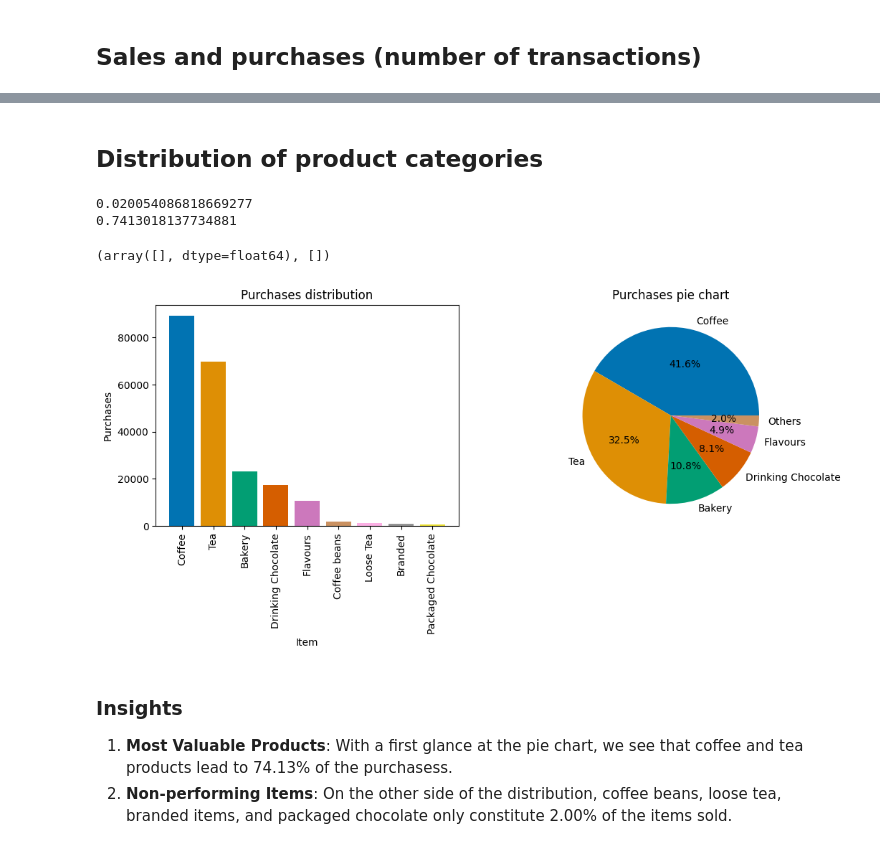
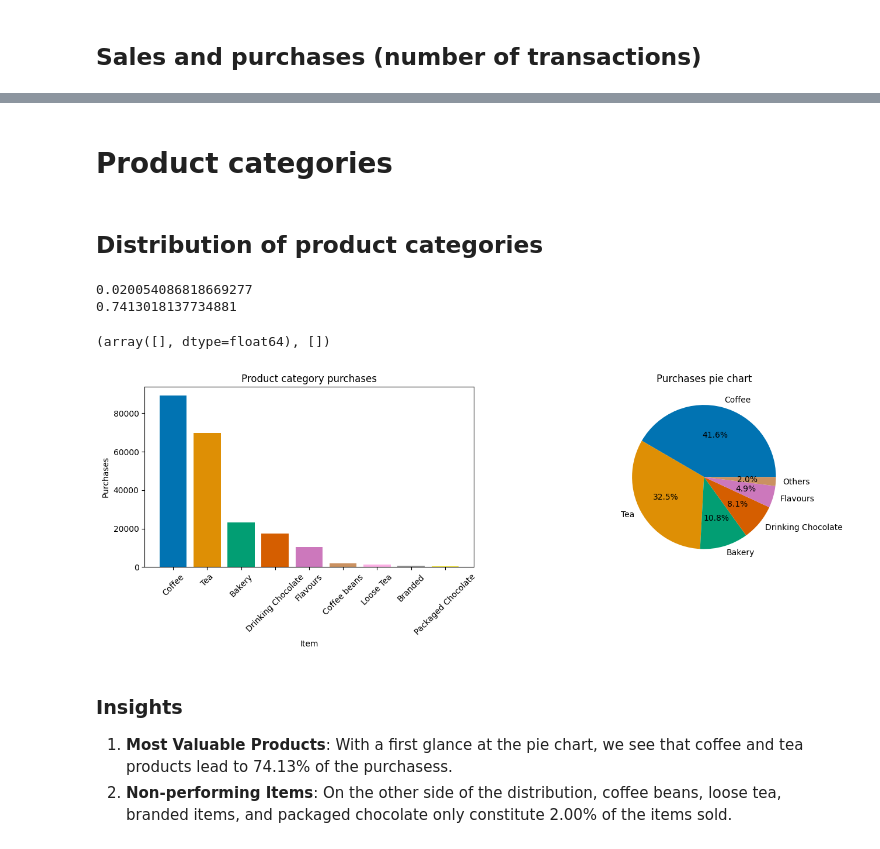
Before and after one commit to mlcuadra1/Coffee-Shop-EDA, a Jupyter notebook: notebooks/eda.ipynb, the cells around one changed output, grey strips where cells are left out. Drawn from its saved outputs; the diff is of its cells as text; code cells hidden in the pictures.

```diff
--- a/notebooks/eda.ipynb
+++ b/notebooks/eda.ipynb
@@ -15,5 +16,6 @@ import pandas as pd
 # %%
 data = pd.read_csv('../data/coffee_cleaned.csv')
+data['day'] = pd.to_datetime(data['transaction_date']).dt.day
 data.head()
 # %% [output]
 |  | transaction_date | store_location | transaction_qty | unit_price | Total_Bill | product_category | ... |
@@ -66 +70,5 @@ Hour                0
 dtype: int64
+# %%
+# Predefine figsize
+figsize1_1 = (8, 4)
+figsize1_2 = (16, 4)
@@ -111,36 +194,38 @@ plt.show()
+# %% [markdown]
+# Product categories
 # %% [markdown]
 ## Distribution of product categories
 # %%
 product_cat_distribution = data.groupby('product_category')['transaction_qty'].sum().sort_values(ascending=False)
 colorblind_palette = sns.color_palette("colorblind")
-fig, (ax0, ax1) = plt.subplots(1, 2, figsize=(12,4))
+fig, (ax0, ax1) = plt.subplots(1, 2, figsize=figsize1_2)
 
 ax0.bar(product_cat_distribution.index.values, product_cat_distribution, color=colorblind_palette)
 ax0.set_xlabel('Item')
 ax0.set_ylabel('Purchases')
-ax0.set_title('Purchases distribution')
-ax0.xaxis.set_tick_params(rotation=90)
+ax0.set_title('Product category purchases')
+ax0.xaxis.set_tick_params(rotation=45)
 
 # explode = (0.1, 0.1, 0.2, 0.2, 0.2, 1, 1, 1, 1)
 threshold_pie = 1 * product_cat_distribution.sum() / 100
 small_portions = product_cat_distribution[product_cat_distribution < threshold_pie]
 others_value = small_portions.sum()
 
 print(others_value / product_cat_distribution.sum())
 print((product_cat_distribution['Coffee']+product_cat_distribution['Tea']) / product_cat_distribution.sum())
 
 new_distrib = product_cat_distribution.drop(small_portions.index)
 new_distrib['Others'] = others_value
 
 ax1.pie(new_distrib.values, labels=new_distrib.index, colors=colorblind_palette, autopct='%1.1f%%')
 ax1.set_title('Purchases pie chart')
 
 plt.xticks(rotation=45)
 # %% [output]
 0.020054086818669277
 0.7413018137734881
 (array([], dtype=float64), [])
-[figure, old version]
+[figure, new version]
 # %% [markdown]
 ### Insights
 1. **Most Valuable Products**: With a first glance at the pie chart, we see that coffee and tea products lead to 74.13% of the purchasess.
```
Also changed, not shown: parts of 15 cells of this notebook, 1 other file.
